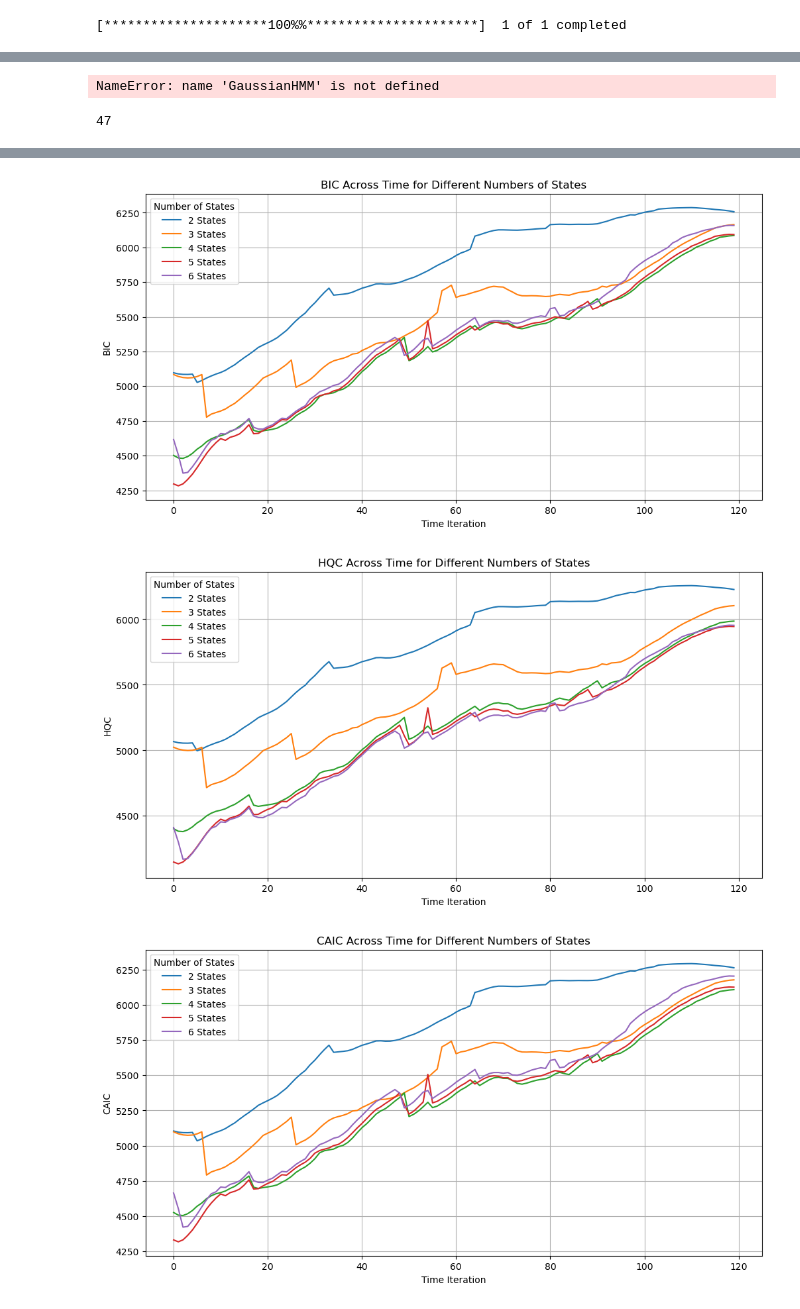
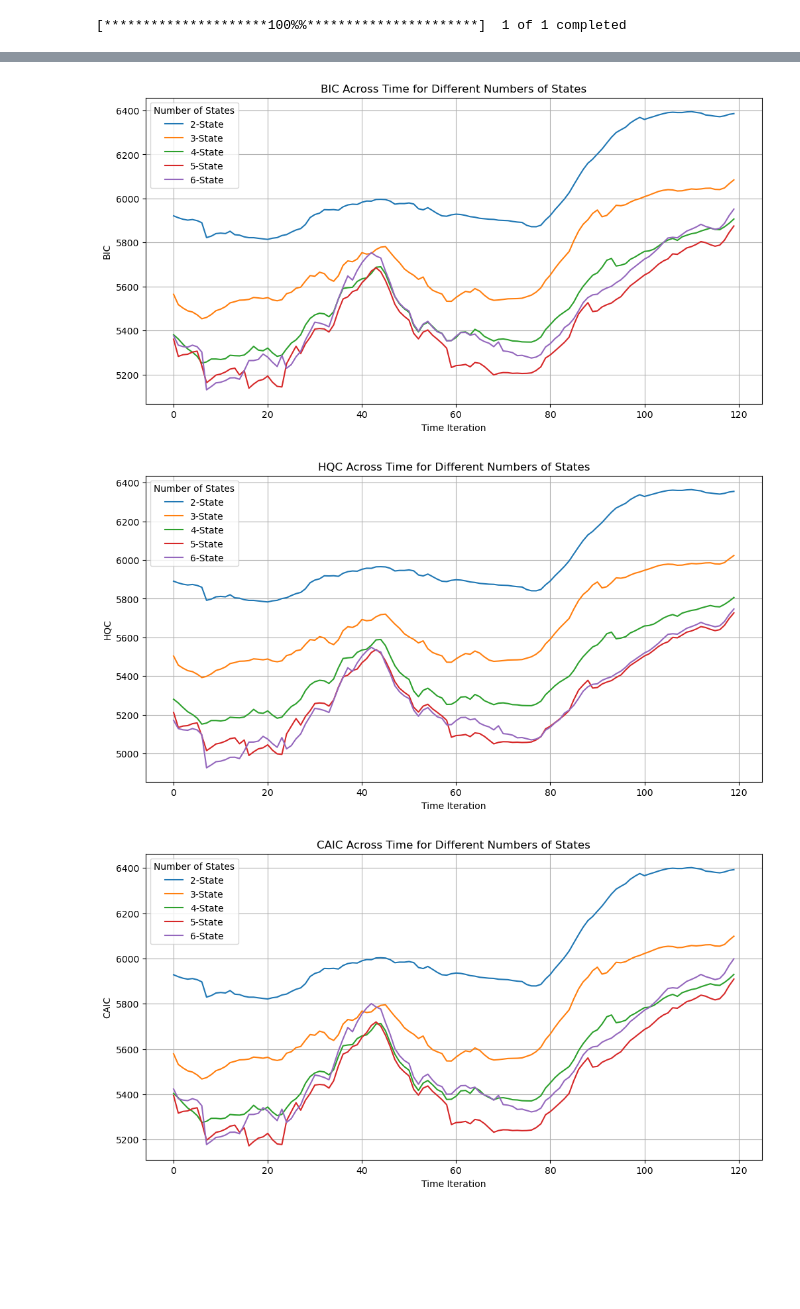
Before and after one commit to rinaaro/TS-project---HMM, a Jupyter notebook: Data_collection.ipynb, the cells around one changed output, grey strips where cells are left out. Cells and saved outputs as stored; diff of their text form; code cells hidden in the pictures; blank space fills up the shorter version.

Commit message:
plots

```diff
--- a/Data_collection.ipynb
+++ b/Data_collection.ipynb
@@ -27,8 +32,2 @@ data.to_csv('data.csv', sep=';')
 # %% [output]
 [*********************100%%**********************]  1 of 1 completed
-# %%
-#data.dropna(inplace=True)
-data['Date'] = data.index
-data_monthly = data.resample('MS', on='Date').mean()  # Monthly averages on the 1st of the month
-data_monthly = data_monthly.round(2)
-data_monthly
@@ -70,9 +67,8 @@ Summary_table.csv
 # %%
-# Remove any rows with missing values
-obs = data.dropna()
+# Select the first four columns as observations
+data = data[data.columns[0:4]]
+obs = data.loc["1996-11-01":"2016-11-01"]
 
-# Select the first four columns as observations
-obs = obs[obs.columns[0:4]]
 # Set the number of observations to consider for each iteration
 T = 120
 
@@ -81,6 +77,7 @@ AIC, BIC, HQC, CAIC = [], [], [], []
 
 # Iterate over different number of components for the HMM model
 for n in range(2, 7):
+    np.random.seed(1)
     # Initialize empty lists to store the evaluation criteria values for each iteration
     a, b, c, d = [], [], [], []
 
@@ -111,7 +108,7 @@ for n in range(2, 7):
         # Calculate the number of parameters for the model
         k = n**2 + 2*n - 1
 
-# Calculate AIC (Akaike Information Criterion)
+        # Calculate AIC (Akaike Information Criterion)
         aic = -2 * log_likelihoods + 2 * k
 
         # Calculate BIC (Bayesian Information Criterion)
@@ -134,55 +131,52 @@ for n in range(2, 7):
     BIC.append(b)
     HQC.append(c)
     CAIC.append(d)
-# %% [output]
-NameError: name 'GaussianHMM' is not defined
-# %%
-k
-# %% [output]
-47
 # %%
 plt.figure(figsize=(12, 6))
-num_states = range(2, 7)
-
-for idx, aic_values in enumerate(AIC):
-    plt.plot(aic_values, label=f"{num_states[idx]} States")
+# Plot AIC values for different numbers of components
+for i in range(0, 5):
+    plt.plot(AIC[i], label=f"{i+2}-State")
 plt.title("AIC Across Time for Different Numbers of States")
+plt.ylabel("AIC")
 plt.xlabel("Time Iteration")
-plt.ylabel("AIC")
 plt.grid(True)
 plt.legend(title="Number of States")
+plt.savefig("AIC_plot.png", format='png', dpi=300)  # Save as PNG
 plt.show()
 
-# Plot BIC across time for each number of states
 plt.figure(figsize=(12, 6))
-for idx, bic_values in enumerate(BIC):
-    plt.plot(bic_values, label=f"{num_states[idx]} States")
+# Plot BIC values for different numbers of components
+for i in range(0, 5):
+    plt.plot(BIC[i], label=f"{i+2}-State")
 plt.title("BIC Across Time for Different Numbers of States")
 plt.xlabel("Time Iteration")
 plt.ylabel("BIC")
 plt.grid(True)
 plt.legend(title="Number of States")
+plt.savefig("BIC_plot.png", format='png', dpi=300)  # Save as PNG
 plt.show()
 
-# Plot HQC across time for each number of states
 plt.figure(figsize=(12, 6))
-for idx, hqc_values in enumerate(HQC):
-    plt.plot(hqc_values, label=f"{num_states[idx]} States")
+# Plot HQC values for different numbers of components
+for i in range(0, 5):
+    plt.plot(HQC[i], label=f"{i+2}-State")
 plt.title("HQC Across Time for Different Numbers of States")
 plt.xlabel("Time Iteration")
 plt.ylabel("HQC")
 plt.grid(True)
 plt.legend(title="Number of States")
+plt.savefig("HQC_plot.png", format='png', dpi=300)  # Save as PNG
 plt.show()
 
-# Plot CAIC across time for each number of states
 plt.figure(figsize=(12, 6))
-for idx, caic_values in enumerate(CAIC):
-    plt.plot(caic_values, label=f"{num_states[idx]} States")
+# Plot CAIC values for different numbers of components
+for i in range(0, 5):
+    plt.plot(CAIC[i], label=f"{i+2}-State")
 plt.title("CAIC Across Time for Different Numbers of States")
 plt.xlabel("Time Iteration")
 plt.ylabel("CAIC")
 plt.grid(True)
 plt.legend(title="Number of States")
+plt.savefig("CAIC_plot.png", format='png', dpi=300)  # Save as PNG
 plt.show()
 # %% [output]
@@ -190,3 +184,3 @@ plt.show()
-[figure, old version]
+[figure, new version]
-[figure, old version]
+[figure, new version]
-[figure, old version]
+[figure, new version]
```
Also changed, not shown: parts of 23 cells of this notebook.
